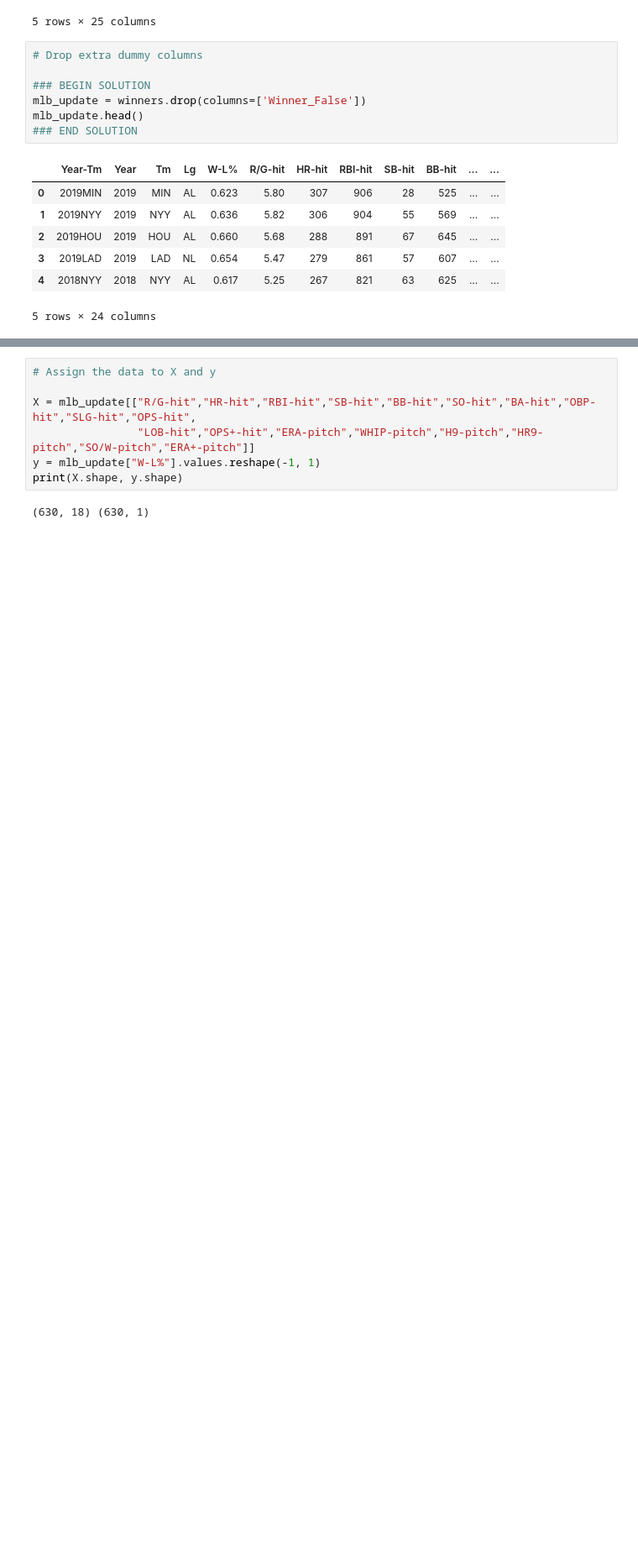
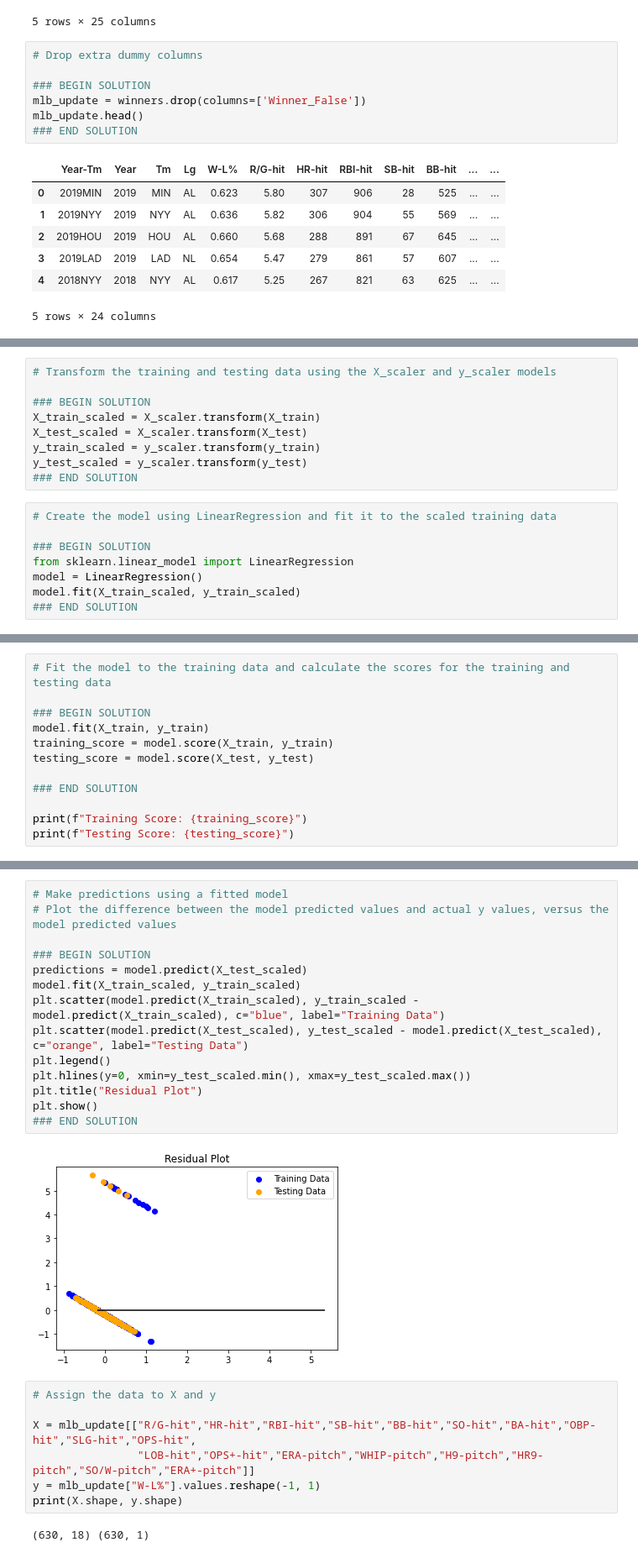
Before and after one commit to rileyfritz/final-project-MLB, a Jupyter notebook: multivariate linear regression.ipynb, the cells around one changed output, grey strips where cells are left out. Shown at 84% size. Cells and saved outputs as stored; diff of their text form; blank space fills up the shorter version.

Commit message:
added to jupyternb and saved images to file

```diff
--- a/multivariate linear regression.ipynb
+++ b/multivariate linear regression.ipynb
@@ -49,0 +77,17 @@ mlb_update.head()
+# %%
+# Transform the training and testing data using the X_scaler and y_scaler models
+
+### BEGIN SOLUTION
+X_train_scaled = X_scaler.transform(X_train)
+X_test_scaled = X_scaler.transform(X_test)
+y_train_scaled = y_scaler.transform(y_train)
+y_test_scaled = y_scaler.transform(y_test)
+### END SOLUTION
+# %%
+# Create the model using LinearRegression and fit it to the scaled training data
+
+### BEGIN SOLUTION
+from sklearn.linear_model import LinearRegression
+model = LinearRegression()
+model.fit(X_train_scaled, y_train_scaled)
+### END SOLUTION
@@ -49,0 +100,12 @@ mlb_update.head()
+# %%
+# Fit the model to the training data and calculate the scores for the training and testing data
+
+### BEGIN SOLUTION
+model.fit(X_train, y_train)
+training_score = model.score(X_train, y_train)
+testing_score = model.score(X_test, y_test)
+
+### END SOLUTION
+
+print(f"Training Score: {training_score}")
+print(f"Testing Score: {testing_score}")
@@ -50,3 +115,19 @@ mlb_update.head()
+# %%
+# Make predictions using a fitted model
+# Plot the difference between the model predicted values and actual y values, versus the model predicted values
+
+### BEGIN SOLUTION
+predictions = model.predict(X_test_scaled)
+model.fit(X_train_scaled, y_train_scaled)
+plt.scatter(model.predict(X_train_scaled), y_train_scaled - model.predict(X_train_scaled), c="blue", label="Training Data")
+plt.scatter(model.predict(X_test_scaled), y_test_scaled - model.predict(X_test_scaled), c="orange", label="Testing Data")
+plt.legend()
+plt.hlines(y=0, xmin=y_test_scaled.min(), xmax=y_test_scaled.max())
+plt.title("Residual Plot")
+plt.show()
+### END SOLUTION
+# %% [output]
+[figure, added]
 # %%
 # Assign the data to X and y
 
```
Also changed, not shown: parts of 6 cells of this notebook, 2 other files.
